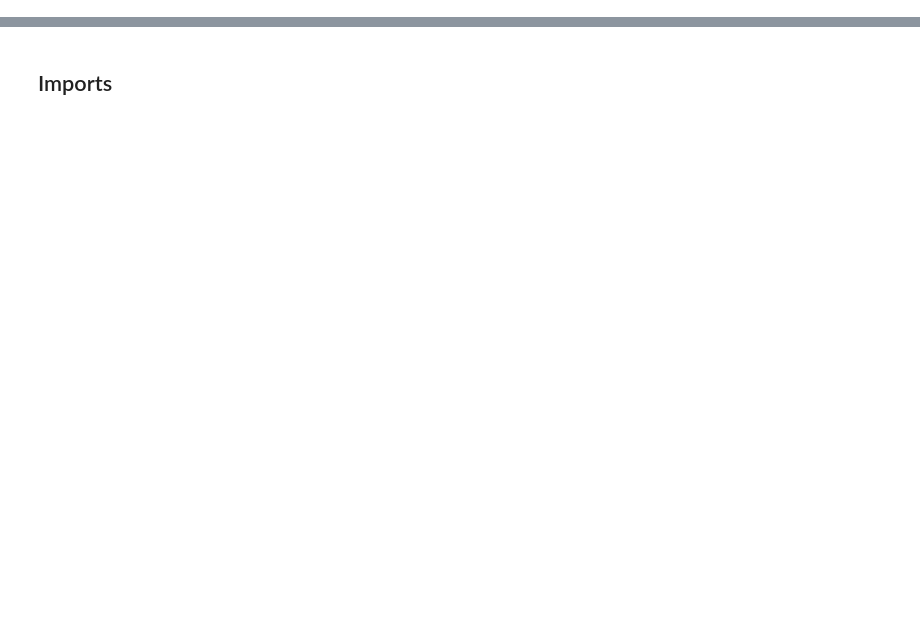
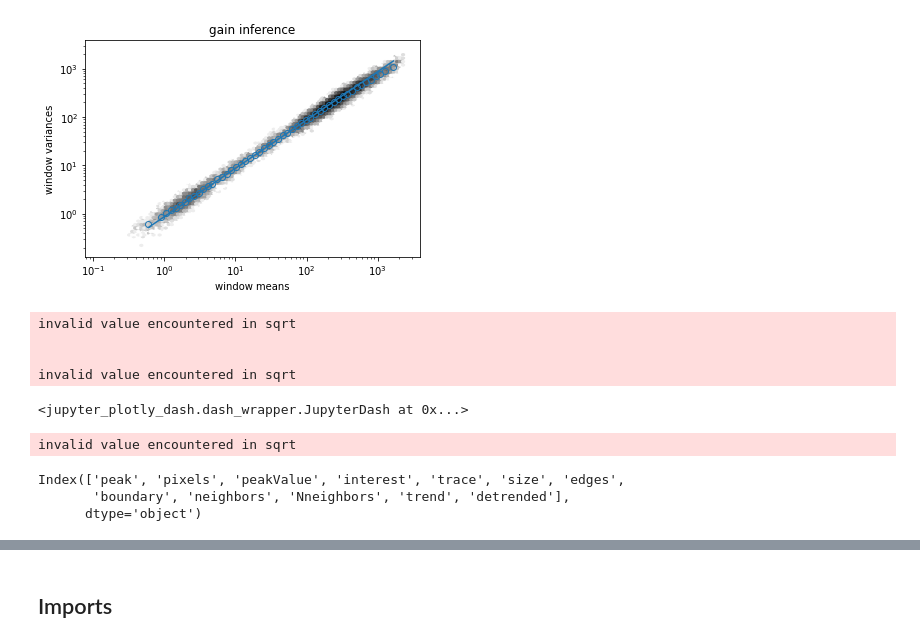
Before and after one commit to szarma/Physio_Ca, a Jupyter notebook: notebooks/closeup_7(redevelop).ipynb, the cells around one changed output, grey strips where cells are left out. Cells and saved outputs as stored; diff of their text form; code cells hidden in the pictures; blank space fills up the shorter version.

```diff
--- a/notebooks/closeup_7(redevelop).ipynb
+++ b/notebooks/closeup_7(redevelop).ipynb
@@ -0,0 +27,10 @@
+# %%
+pickles = []
+for cr,ds,fs in os.walk("/data/Sandra/2020/2020_11_27/"):
+#     print ("")
+    for f in fs:
+        if not f.endswith("pkl"): continue
+        path = os.path.join(cr,f)
+        if "all" in path: continue
+        print (path, os.path.getsize(path)/1e6)
+        pickles += [path]
@@ -0,0 +47,2 @@
+# %%
+pickles = sorted(pickles)[1:]
@@ -0,0 +60,41 @@
+# %%
+for path in pickles:
+    with open(path,"rb") as f:
+        regions = pickle.load(f)
+
+    recFile = path.split("_analysis")[0]
+    ser = path.split("_analysis")[1].split("/")[1]
+    rec = Recording(recFile)
+    rec.import_series(ser)
+    movie = cmovie(rec.Series[ser]["data"], fr=rec.Series[ser]["metadata"]["Frequency"])
+    regions.calcTraces(movie, FrameRange=(0, len(movie)))
+    saveDir = os.path.split(path)[0]
+    regions.update()
+    regions.infer_gain(plot=True)
+    saveRois(regions, saveDir, filename= ".".join(map(str,regions.filterSize)), add_date=False, formats=["vienna"])
+    del rec
+# %%
+regions.infer_gain(True)
+# %% [output]
+[figure, added]
+# %%
+regions.calc_interest()
+# %% [output]
+invalid value encountered in sqrt
+
+
+invalid value encountered in sqrt
+# %%
+regions.examine()
+# %% [output]
+<jupyter_plotly_dash.dash_wrapper.JupyterDash at 0x...>
+# %%
+regions = load_regions( '/data/Sandra/2020/2020_11_27/Experiment78e.lif_analysis/Series001-8/7_rois.pkl')
+# %% [output]
+invalid value encountered in sqrt
+# %%
+regions.df.columns
+# %% [output]
+Index(['peak', 'pixels', 'peakValue', 'interest', 'trace', 'size', 'edges',
+       'boundary', 'neighbors', 'Nneighbors', 'trend', 'detrended'],
+      dtype='object')
```
Also changed, not shown: parts of 62 cells of this notebook, 4 other files.
